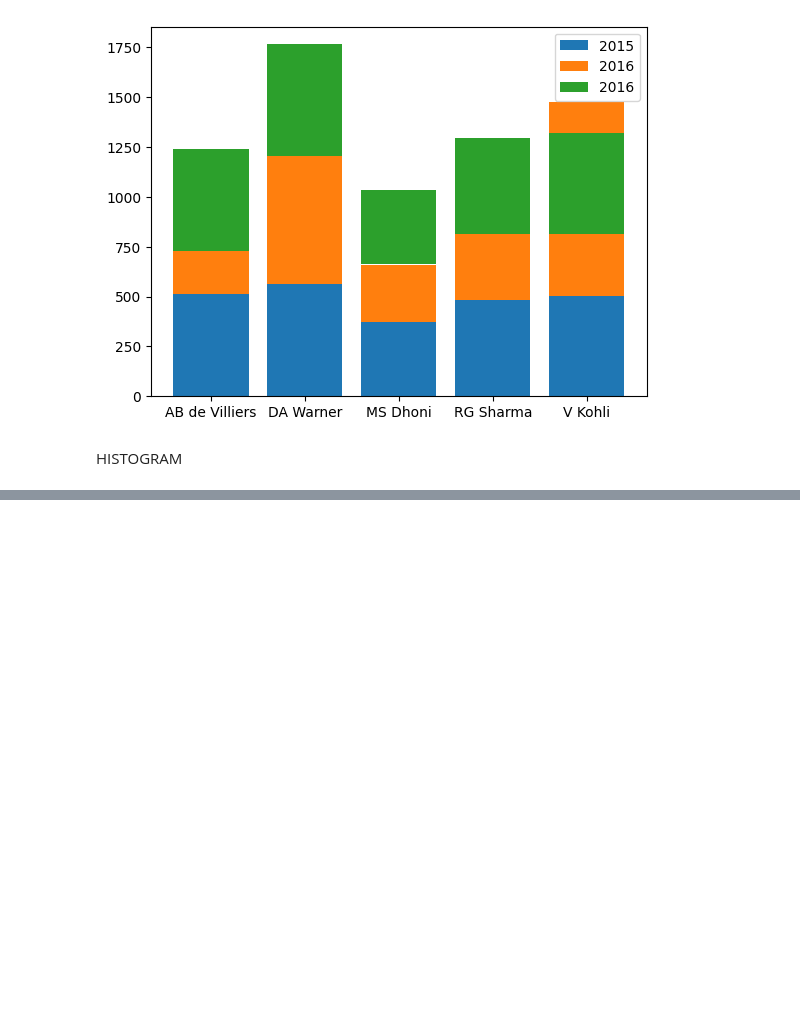
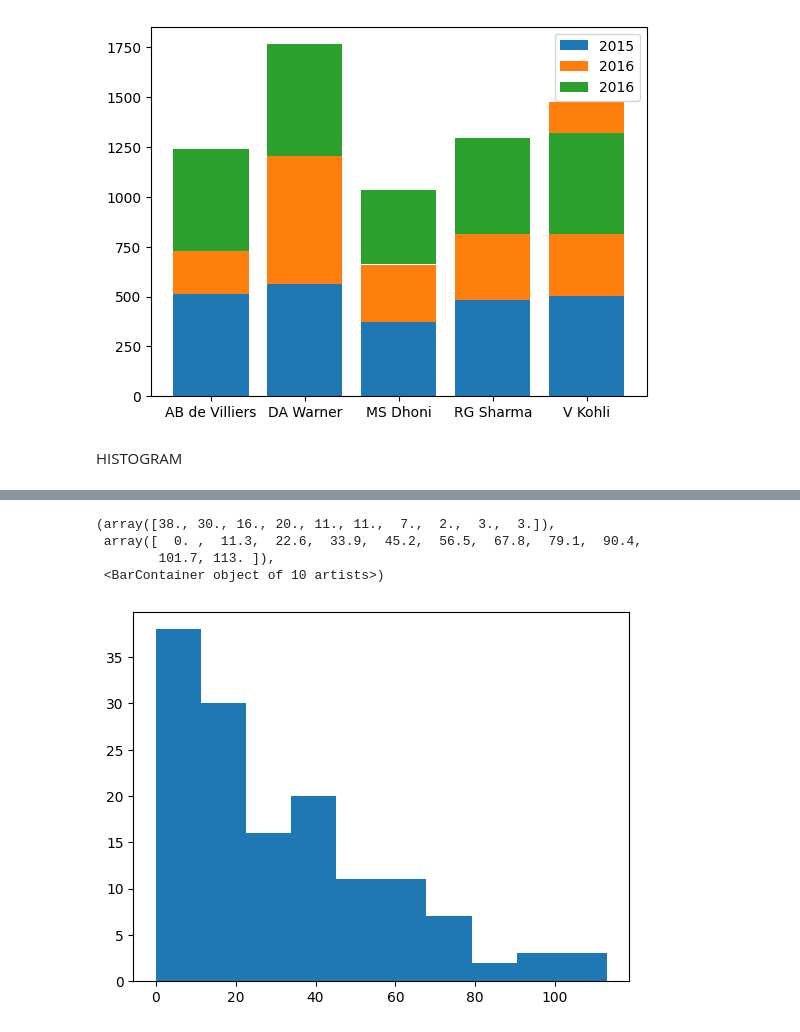
Before and after one commit to hrishavraj89/matplotlib, a Jupyter notebook: matplotlib.ipynb, the cells around one changed output, grey strips where cells are left out. Drawn from its saved outputs; the diff is of its cells as text; code cells hidden in the pictures; blank space fills up the shorter version.

```diff
--- a/matplotlib.ipynb
+++ b/matplotlib.ipynb
@@ -336,0 +344,4 @@ HISTOGRAM
+# %%
+#in a dataset
+df = pd.read_csv('vk.csv')
+df
@@ -336,0 +362,8 @@ HISTOGRAM
+# %%
+plt.hist(df['batsman_runs'])
+# %% [output]
+(array([38., 30., 16., 20., 11., 11.,  7.,  2.,  3.,  3.]),
+ array([  0. ,  11.3,  22.6,  33.9,  45.2,  56.5,  67.8,  79.1,  90.4,
+        101.7, 113. ]),
+ <BarContainer object of 10 artists>)
+[figure, added]
```
Also changed, not shown: parts of 4 cells of this notebook.
